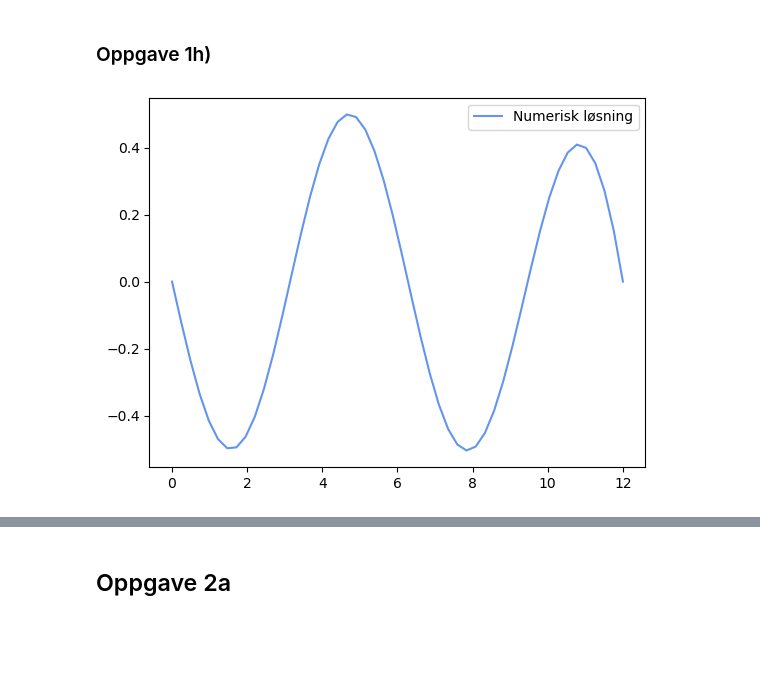
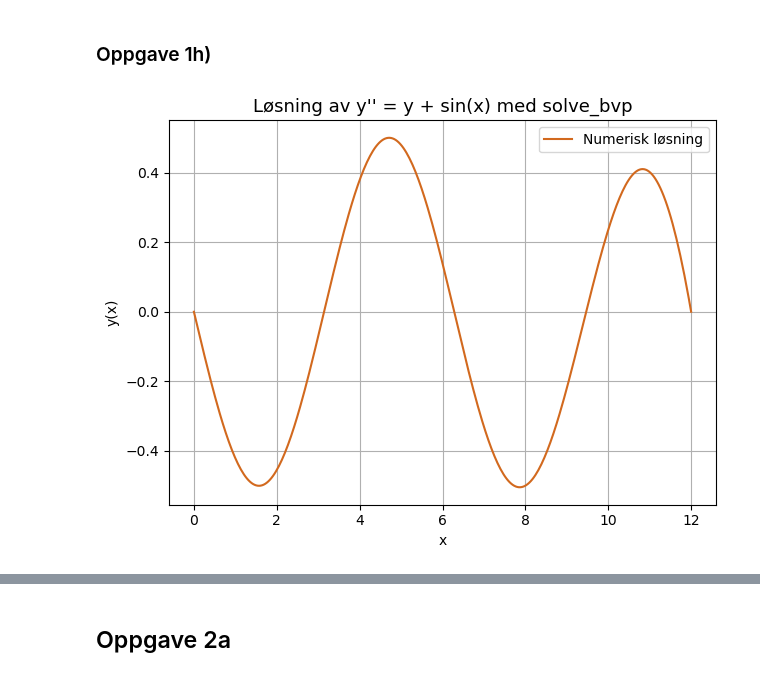
Before and after one commit to cfure3-svg/prosjekt3, a Jupyter notebook: prosjekt3_1504.ipynb, the cells around one changed output, grey strips where cells are left out. Saved outputs shown, nothing was run; the diff lists cells and outputs as text; code cells hidden in the pictures; blank space fills up the shorter version.

```diff
--- a/prosjekt3_1504.ipynb
+++ b/prosjekt3_1504.ipynb
@@ -332,7 +332,7 @@ x_slutt = 12
 
 # Parametere
 b0 = 0          # b er verdien som gir yb(12) = 0
-b1 = 4
+b1 = -4
 h_0 = 12 / 200
 alpha = 0.8
 tol = 10e-7
@@ -353,12 +353,18 @@ def løsning_IVP_med_b (b):
 def residual(b):
     return løsning_IVP_med_b(b) - y_slutt
 
+# Starter timer (for å i 1h) kunne sammenlinge tiden)
+timer_start_g = time.time()
+
 # 3.) Finner hva b er med sekant_metoden fra 1e)
 riktig_b, _ = sekant_metoden(residual, b0, b1, tol)
 
 # 4.) Løser BVP med RK3 metoden og riktig_b
 y_0_med_riktig_b = np.array([0, riktig_b])
 x_verdier_g, y_verdier_g, h_g, n_g, m_g = rk3(x_start, x_slutt, y_0_med_riktig_b, h_0, tol, alpha, IVP)
+
+# Avslutter timer
+timer_slutt_g = time.time()
 
 # Plot for y(x)
 plt.plot(x_verdier_g, y_verdier_g[:,0], color = "darkorange", label = "y(x)")
@@ -375,31 +381,39 @@ plt.show()
 [figure]
 # %% [markdown]
 ### Oppgave 1h)
-# %%
-#Use the scipy function solve_bvp to solve eq. from task 1g)
-from scipy.integrate import solve_bvp
-
-def f(x, y):
-    return [y[1], y[0]+ np.sin(x)]
-
-#Grensebetingelser: y(0) = y(12) = 0
-def bc(ya, yb):
-    return [ya[0]-0, yb[0]-0]
-
-
-x = np.linspace(0, 12)
-
-y_init = np.zeros((2, x.size))
-#y_init[0] = np.linspace(0, 1, x.size)
-#y_init[1] = np.zeros(x.size)
-
-sol = solve_bvp(f, bc, x, y_init)
-
-x_plot = np.linspace(0, 12)
-y_plot = sol.sol(x_plot)[0]
-
-plt.plot(x_plot, y_plot, label = 'Numerisk løsning', color = 'cornflowerblue')
-plt.legend()
-plt.show()
-# %% [output]
-[figure, removed]
+# %%
+from scipy.integrate import solve_bvp
+
+# Grensebetingelser: y(0) = y(12) = 0
+def bc(ya, yb):
+    return [ya[0]-0, yb[0]-0]
+
+# Parametere, samme verdier som 1g)
+# x_verdier likt som i 1g)
+y_init = np.zeros((2, x_verdier_g.size))
+
+# Starter timer (for å kunne senere sammenlinge med 1g)
+timer_start_h = time.time()
+
+# scipy.integrate.solve_bvp
+sol = solve_bvp (IVP, bc, x_verdier_g , y_init)
+
+# y-verdier
+y_verdier_h = sol.sol(x_verdier_g)[0]
+
+# Avslutter timer
+timer_slutt_h = time.time()
+
+# Plot for y(x) med solve_bvp
+plt.plot(x_verdier_g, y_verdier_h, label = 'Numerisk løsning', color = 'chocolate')
+
+plt.title("Løsning av y'' = y + sin(x) med solve_bvp", size = 13)
+plt.xlabel("x")
+plt.ylabel("y(x)")
+
+plt.tight_layout()
+plt.grid(True)
+plt.legend()
+plt.show()
+# %% [output]
+[figure, added]
```
Also changed, not shown: parts of 5 cells of this notebook.
